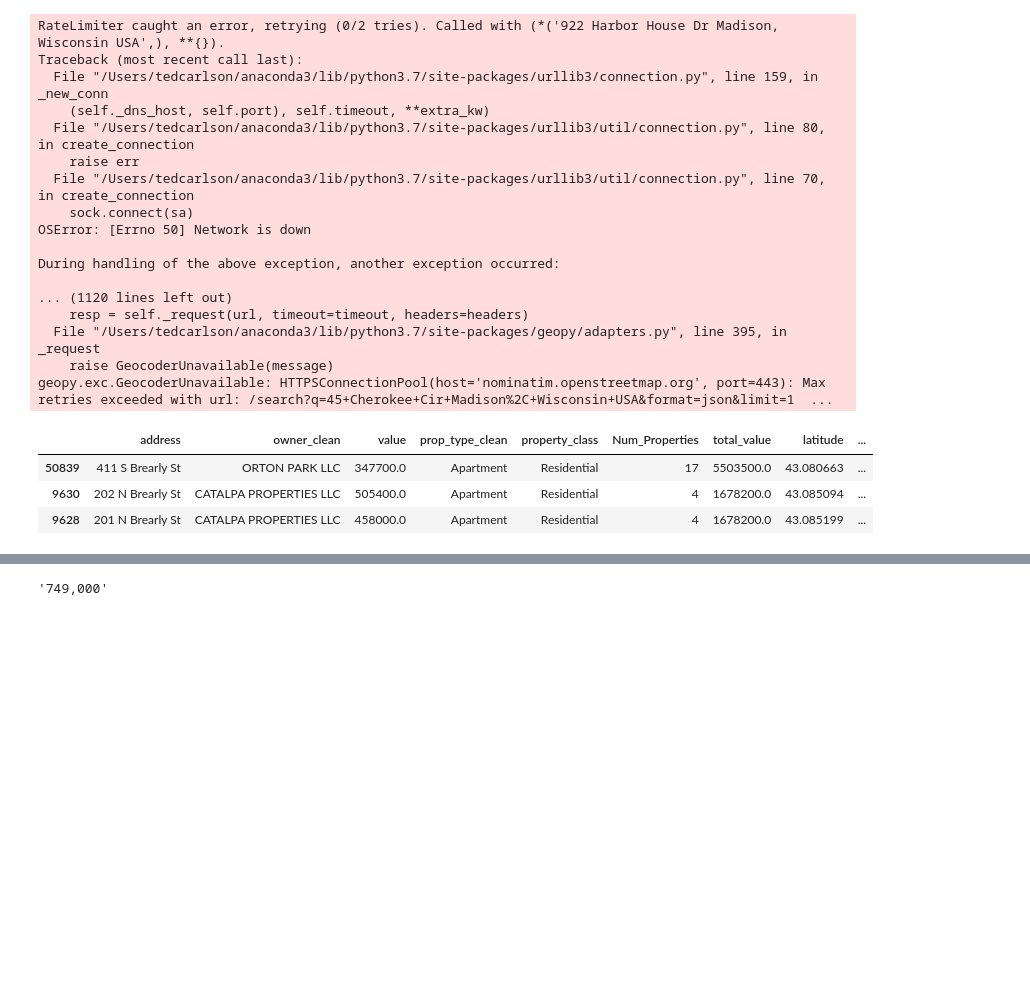
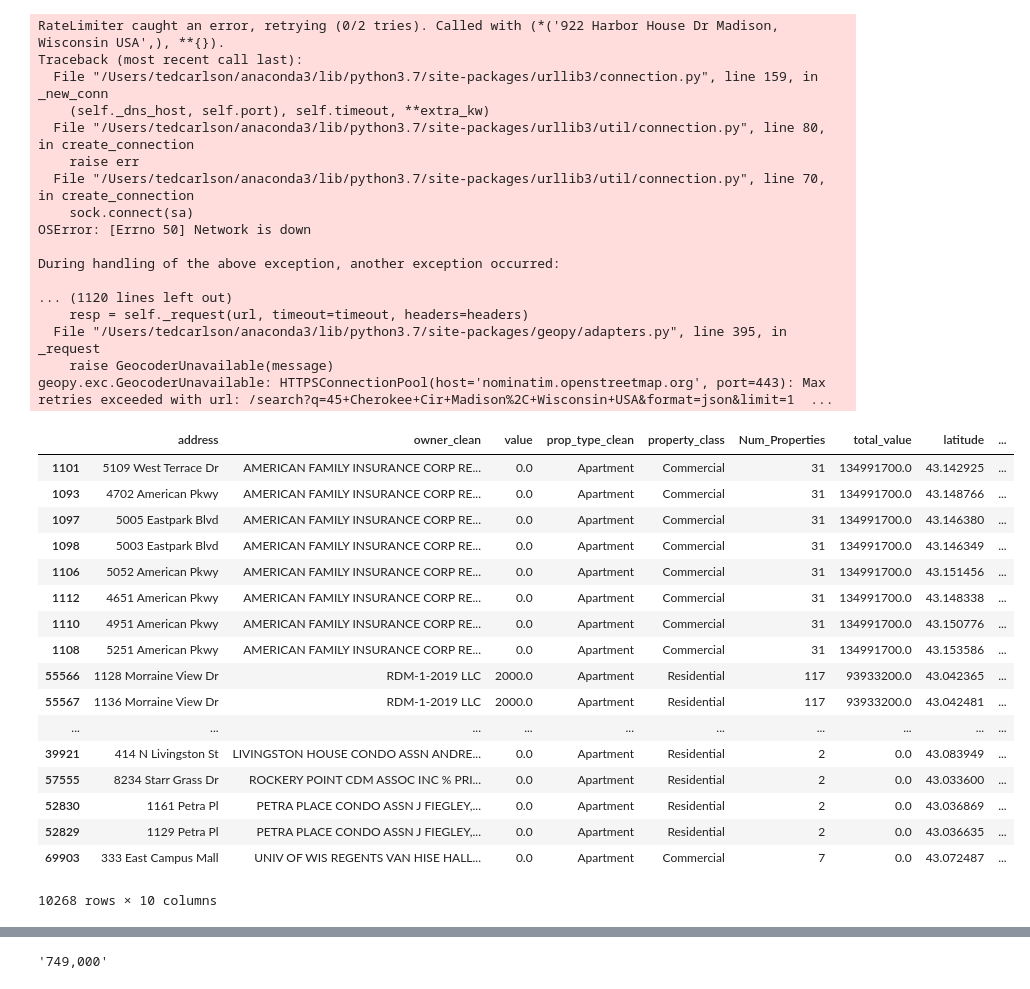
Before and after one commit to tce9232/Landlords, a Jupyter notebook: Untitled.ipynb, the cells around one changed output, grey strips where cells are left out. Cells and saved outputs as stored; diff of their text form; code cells hidden in the pictures; blank space fills up the shorter version.

```diff
--- a/Untitled.ipynb
+++ b/Untitled.ipynb
@@ -474,10 +626,24 @@ geojsondf = landlordDF[(landlordDF['longitude'] != 0) & (landlordDF['latitude']
                         'latitude',
                         'longitude',
                         'altitude']]
-# %%
-geojsondf[geojsondf['address'].str.contains("Brearly")]
-# %% [output]
-|  | address | owner_clean | value | prop_type_clean | property_class | Num_Properties | total_value | latitude | ... |
-| 50839 | 411 S Brearly St | ORTON PARK LLC | 347700.0 | Apartment | Residential | 17 | 5503500.0 | 43.080663 | ... |
-| 9630 | 202 N Brearly St | CATALPA PROPERTIES LLC | 505400.0 | Apartment | Residential | 4 | 1678200.0 | 43.085094 | ... |
-| 9628 | 201 N Brearly St | CATALPA PROPERTIES LLC | 458000.0 | Apartment | Residential | 4 | 1678200.0 | 43.085199 | ... |
+# %%
+geojsondf
+# %% [output]
+|  | address | owner_clean | value | prop_type_clean | property_class | Num_Properties | total_value | latitude | ... |
+| 1101 | 5109 West Terrace Dr | AMERICAN FAMILY INSURANCE CORP RE... | 0.0 | Apartment | Commercial | 31 | 134991700.0 | 43.142925 | ... |
+| 1093 | 4702 American Pkwy | AMERICAN FAMILY INSURANCE CORP RE... | 0.0 | Apartment | Commercial | 31 | 134991700.0 | 43.148766 | ... |
+| 1097 | 5005 Eastpark Blvd | AMERICAN FAMILY INSURANCE CORP RE... | 0.0 | Apartment | Commercial | 31 | 134991700.0 | 43.146380 | ... |
+| 1098 | 5003 Eastpark Blvd | AMERICAN FAMILY INSURANCE CORP RE... | 0.0 | Apartment | Commercial | 31 | 134991700.0 | 43.146349 | ... |
+| 1106 | 5052 American Pkwy | AMERICAN FAMILY INSURANCE CORP RE... | 0.0 | Apartment | Commercial | 31 | 134991700.0 | 43.151456 | ... |
+| 1112 | 4651 American Pkwy | AMERICAN FAMILY INSURANCE CORP RE... | 0.0 | Apartment | Commercial | 31 | 134991700.0 | 43.148338 | ... |
+| 1110 | 4951 American Pkwy | AMERICAN FAMILY INSURANCE CORP RE... | 0.0 | Apartment | Commercial | 31 | 134991700.0 | 43.150776 | ... |
+| 1108 | 5251 American Pkwy | AMERICAN FAMILY INSURANCE CORP RE... | 0.0 | Apartment | Commercial | 31 | 134991700.0 | 43.153586 | ... |
+| 55566 | 1128 Morraine View Dr | RDM-1-2019 LLC | 2000.0 | Apartment | Residential | 117 | 93933200.0 | 43.042365 | ... |
+| 55567 | 1136 Morraine View Dr | RDM-1-2019 LLC | 2000.0 | Apartment | Residential | 117 | 93933200.0 | 43.042481 | ... |
+| ... | ... | ... | ... | ... | ... | ... | ... | ... | ... |
+| 39921 | 414 N Livingston St | LIVINGSTON HOUSE CONDO ASSN ANDRE... | 0.0 | Apartment | Residential | 2 | 0.0 | 43.083949 | ... |
+| 57555 | 8234 Starr Grass Dr | ROCKERY POINT CDM ASSOC INC % PRI... | 0.0 | Apartment | Residential | 2 | 0.0 | 43.033600 | ... |
+| 52830 | 1161 Petra Pl | PETRA PLACE CONDO ASSN J FIEGLEY,... | 0.0 | Apartment | Residential | 2 | 0.0 | 43.036869 | ... |
+| 52829 | 1129 Petra Pl | PETRA PLACE CONDO ASSN J FIEGLEY,... | 0.0 | Apartment | Residential | 2 | 0.0 | 43.036635 | ... |
+| 69903 | 333 East Campus Mall | UNIV OF WIS REGENTS VAN HISE HALL... | 0.0 | Apartment | Commercial | 7 | 0.0 | 43.072487 | ... |
+10268 rows × 10 columns
```
Also changed, not shown: parts of 4 cells of this notebook, 4 other files.
